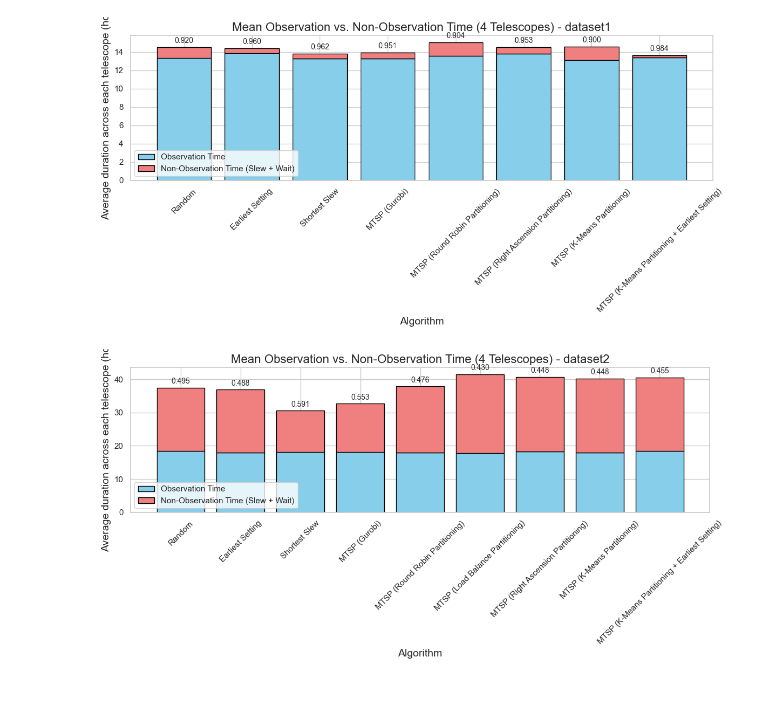
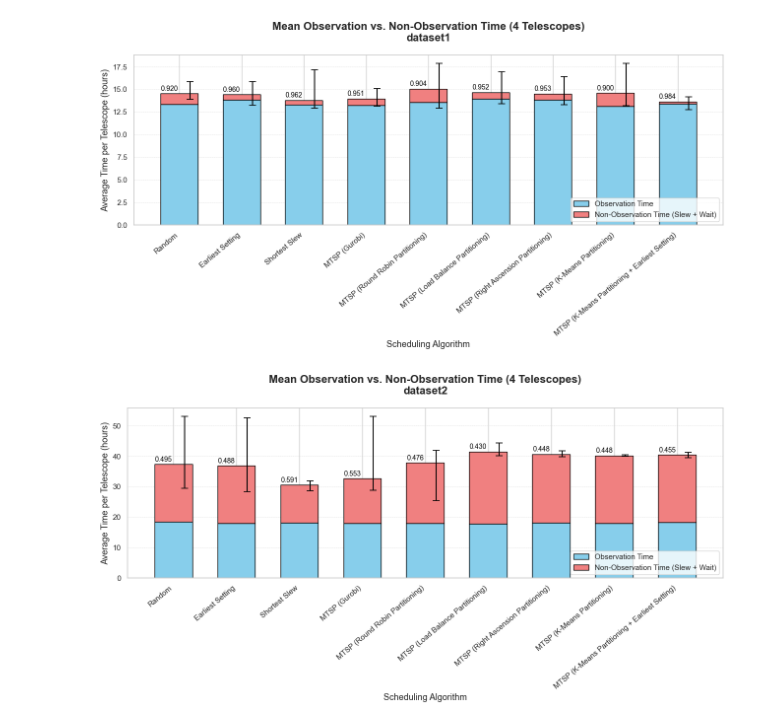
Before and after one commit to UOA-PARC-SKA/radiotelescopescheduling, a Jupyter notebook: results/analysis.ipynb, the cells around one changed output. Saved outputs shown, nothing was run; the diff lists cells and outputs as text; code cells hidden in the pictures; blank space fills up the shorter version.

```diff
--- a/results/analysis.ipynb
+++ b/results/analysis.ipynb
@@ -102,58 +102,86 @@ Processing dataset3 - MTSP (K-Means Partitioning) with 9 files.
 Processing dataset3 - MTSP (Right Ascension Partitioning) with 5 files.
 Processing dataset3 - MTSP (K-Means Partitioning + Earliest Setting) with 5 files.
 # %%
+import matplotlib.pyplot as plt
+import pandas as pd
+
+# Replace this with your actual dataset_dfs dictionary
+# dataset_dfs = { ... }
+
+# Horizontal offset for spacing text/error bar left/right
+offset = 0.025
+
 for dataset_name, df in dataset_dfs.items():
     if df.empty:
         print(f"Skipping {dataset_name} because it has no data.")
         continue
 
-    # Group by Folder
-    summary = df.groupby('Folder').agg({
-        'Total Duration': 'mean',
-        'Observation Time': 'mean'
-    }).reset_index()
+    # Aggregate metrics: mean, min, max
+    grouped = df.groupby('Folder').agg({
+        'Total Duration': ['mean', 'min', 'max'],
+        'Observation Time': ['mean', 'min', 'max']
+    })
 
-    summary['Non-Observation Time'] = summary['Total Duration'] - summary['Observation Time']
+    # Flatten MultiIndex columns
+    grouped.columns = ['_'.join(col).strip() for col in grouped.columns.values]
+    summary = grouped.reset_index()
 
-    # Sort consistently
+    # Derived values
+    summary['Non-Observation Time_mean'] = summary['Total Duration_mean'] - summary['Observation Time_mean']
+
+    # Sort order
     desired_order = [
         "Random",
         "Earliest Setting",
         "Shortest Slew",
         "MTSP (Gurobi)",
         "MTSP (Round Robin Partitioning)",
         "MTSP (Load Balance Partitioning)",
         "MTSP (Right Ascension Partitioning)",
         "MTSP (K-Means Partitioning)",
         "MTSP (K-Means Partitioning + Earliest Setting)"
     ]
-
     summary['Folder'] = pd.Categorical(summary['Folder'], categories=desired_order, ordered=True)
     summary = summary.sort_values('Folder')
 
+    # X positions
+    x = range(len(summary))
+
     # Plot
-    plt.figure(figsize=(12, 6))
+    plt.figure(figsize=(13, 7))
+    bar_width = 0.6
 
-    # Stacked bar: Observation (bottom), Non-Observation (top)
-    plt.bar(summary['Folder'], summary['Observation Time'], label='Observation Time', color='skyblue', edgecolor='black')
-    plt.bar(summary['Folder'], summary['Non-Observation Time'], bottom=summary['Observation Time'],
-            label='Non-Observation Time (Slew + Wait)', color='lightcoral', edgecolor='black')
+    # Plot stacked bars
+    plt.bar(x, summary['Observation Time_mean'], label='Observation Time',
+            color='skyblue', edgecolor='black', width=bar_width)
+    plt.bar(x, summary['Non-Observation Time_mean'], bottom=summary['Observation Time_mean'],
+            label='Non-Observation Time (Slew + Wait)', color='lightcoral', edgecolor='black', width=bar_width)
 
-    # Optionally overlay observation ratio text as proportion (0.00 - 1.00)
-    observation_ratio = summary['Observation Time'] / summary['Total Duration']
-    for i, (obs, total) in enumerate(zip(summary['Observation Time'], summary['Total Duration'])):
-        plt.text(i, total + 0.02 * total,
+    # Error bars: Total Duration (min to max), slightly to the right of each bar
+    total_err_lower = summary['Total Duration_mean'] - summary['Total Duration_min']
+    total_err_upper = summary['Total Duration_max'] - summary['Total Duration_mean']
+
+    plt.errorbar([xi + offset + 0.15 for xi in x], summary['Total Duration_mean'],
+                 yerr=[total_err_lower, total_err_upper],
+                 fmt='none', ecolor='black', capsize=5, capthick=1.2)
+
+    # Observation ratio (proportion), slightly to the left of top of each bar
+    observation_ratio = summary['Observation Time_mean'] / summary['Total Duration_mean']
+    for i, (obs, total) in enumerate(zip(summary['Observation Time_mean'], summary['Total Duration_mean'])):
+        plt.text(i - offset, total + 0.01 * total,
                  f"{observation_ratio.iloc[i]:.3f}",
-                 ha='center', va='bottom', fontsize=10)
+                 ha='right', va='bottom', fontsize=10, color='black')
 
-
-    plt.title(f"Mean Observation vs. Non-Observation Time (4 Telescopes) - {dataset_name}", fontsize=16)
-    plt.ylabel("Average duration across each telescope (hours)", fontsize=14)
-    plt.xlabel("Algorithm", fontsize=14)
-    plt.xticks(rotation=45)
-    plt.legend()
+    # Format
+    plt.title(f"Mean Observation vs. Non-Observation Time (4 Telescopes)\n{dataset_name}", fontsize=16, weight='bold', pad=20)
+    plt.ylabel("Average Time per Telescope (hours)", fontsize=13)
+    plt.xlabel("Scheduling Algorithm", fontsize=13)
+    plt.xticks(ticks=x, labels=summary['Folder'], rotation=40, ha='right', fontsize=11)
+    plt.yticks(fontsize=11)
+    plt.grid(axis='y', linestyle='--', linewidth=0.5, alpha=0.7)
+    plt.legend(loc='lower right', fontsize=11)
     plt.tight_layout()
     plt.show()
 # %% [output]
-[figure, old version]
+[figure, new version]
-[figure, old version]
+[figure, new version]
```
Also changed, not shown: parts of 2 cells of this notebook, 50 other files.
